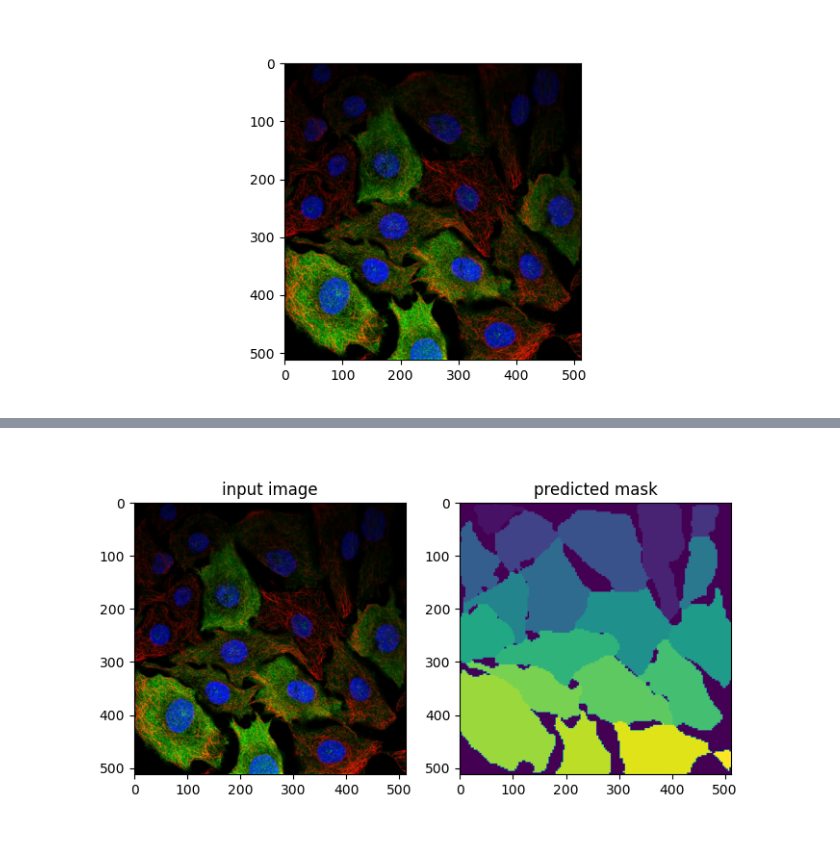
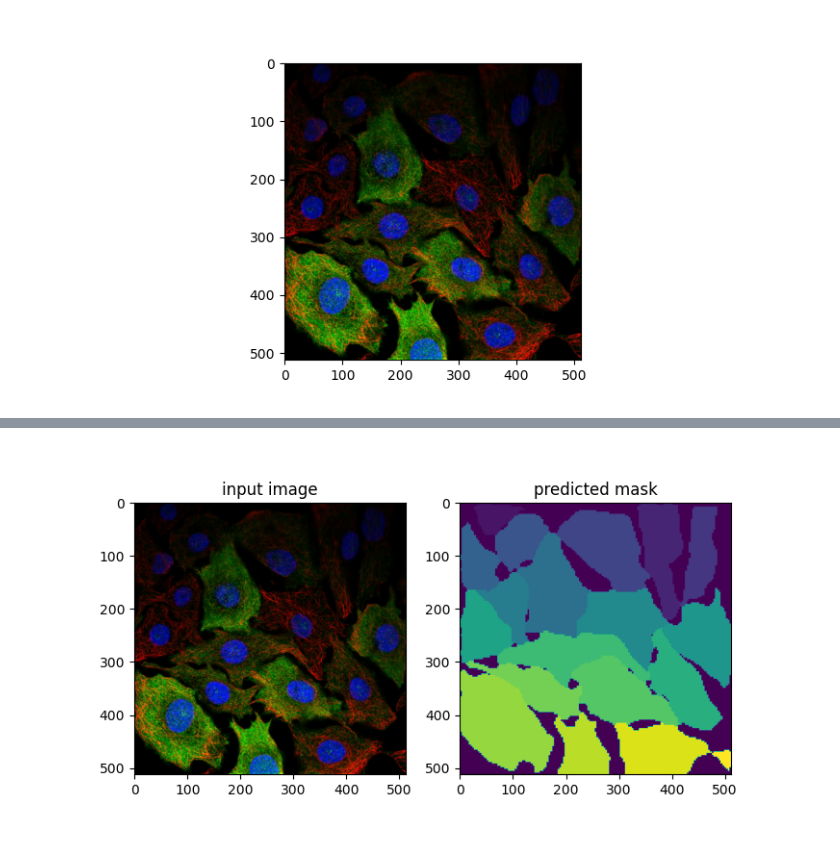
Before and after one commit to imjoy-team/imjoy-tutorials, a Jupyter notebook: 2-bioengine/4-kaibu-interactive-training.ipynb, the cells around one changed output, grey strips where cells are left out. Saved outputs shown, nothing was run; the diff lists cells and outputs as text; code cells hidden in the pictures.

Commit message:
Fix reload

```diff
--- a/2-bioengine/4-kaibu-interactive-training.ipynb
+++ b/2-bioengine/4-kaibu-interactive-training.ipynb
@@ -96,7 +96,7 @@ async def predict(model_id, image, channels=None, diameter=100, reload=False):
     if not channels:
         channels = [1, 2]
 
-    inputs = [image.astype("float32"), {"channels": channels, "diameter": diameter}]
+    inputs = [image.astype("float32"), {"channels": channels, "diameter": diameter, "reload": reload}]
     results = await seq.step(inputs, select_outputs=["mask"])
     # await seq.end()
     return results['mask'][:, :, 0]
@@ -154,8 +150,8 @@ loss=0.49004450254142284
 # %%
-mask = await predict(106, image)
+mask = await predict(106, image, reload=True)
 display_image(image.astype('uint8'), mask)
 # %% [output]
-[figure, old version]
+[figure, new version]
 # %%
 from imjoy import api
 
```
Also changed, not shown: parts of 3 cells of this notebook.
